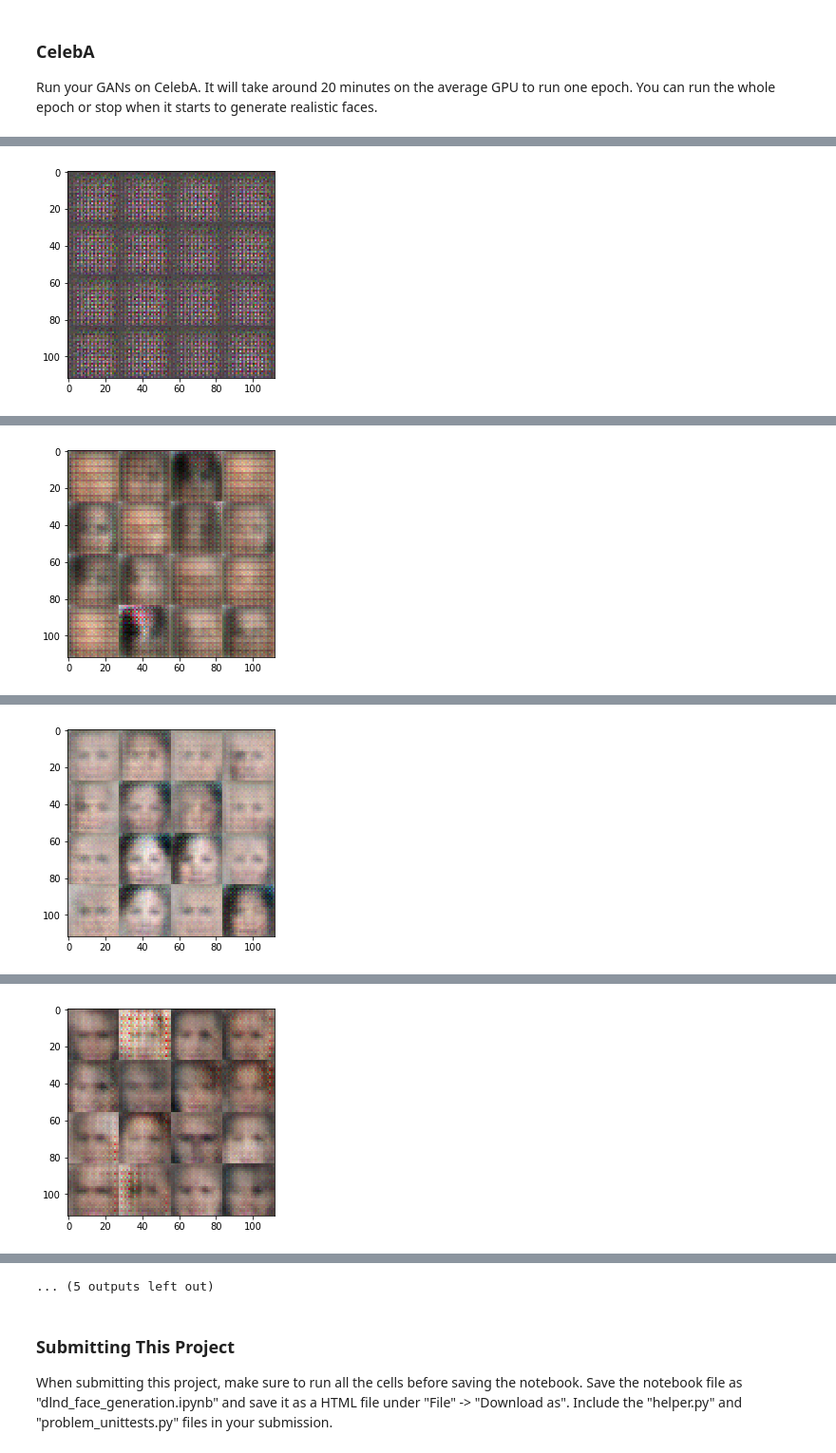
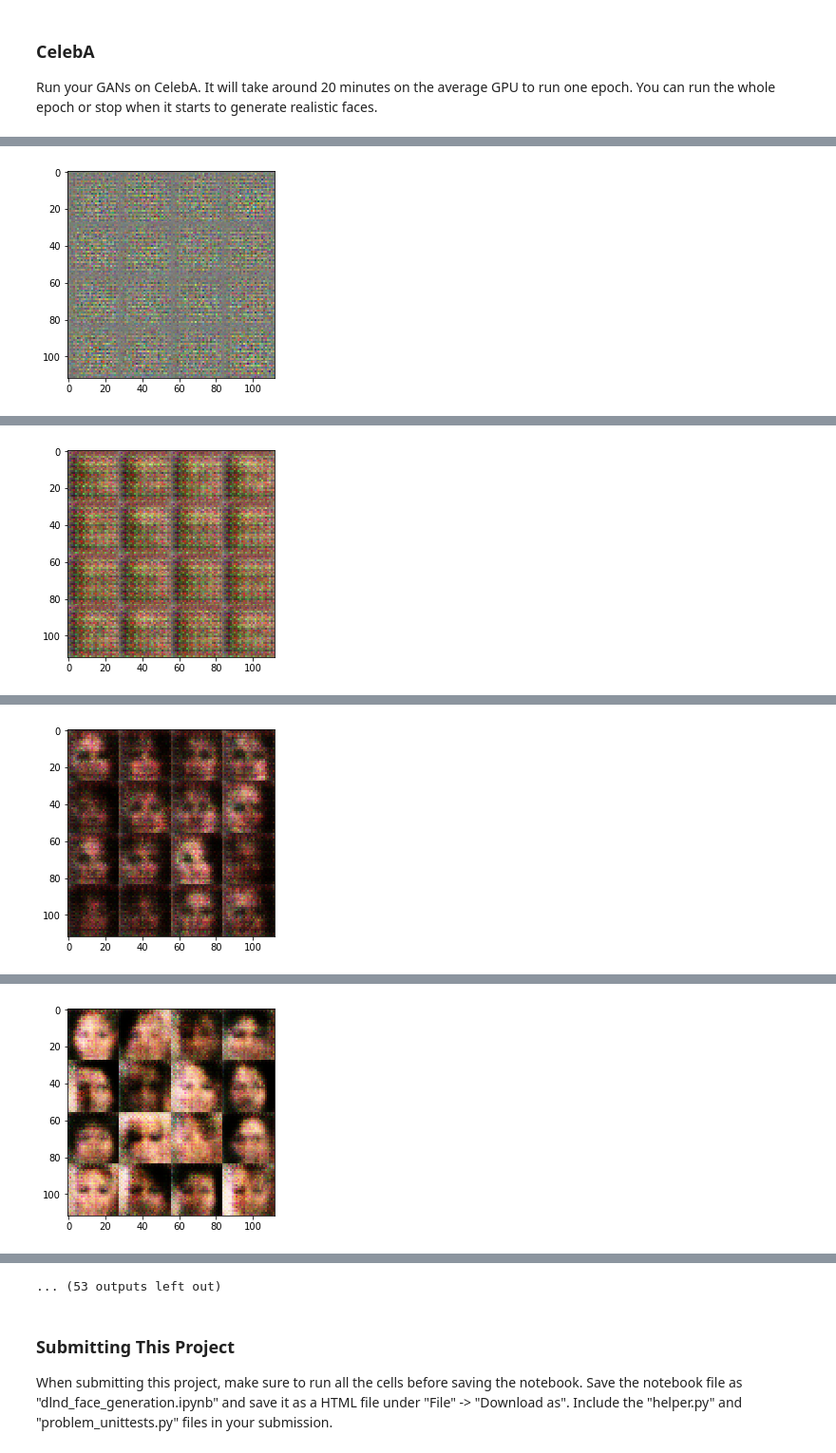
Before and after one commit to amirkhango/deep-learning, a Jupyter notebook: face_generation/dlnd_face_generation.ipynb, the cells around one changed output, grey strips where cells are left out. Shown at 95% size. Saved outputs shown, nothing was run; the diff lists cells and outputs as text; code cells hidden in the pictures.

Commit message:
Update my proj5 after 1st review

```diff
--- a/face_generation/dlnd_face_generation.ipynb
+++ b/face_generation/dlnd_face_generation.ipynb
@@ -361,6 +361,8 @@ def train(epoch_count, batch_size, z_dim, learning_rate, beta1, get_batches, dat
             batch_counter = 0
             for batch_images in get_batches(batch_size):
                 # TODO: Train Model
+                # According to review, I should first scale real image values from [-0.5, 0.5] to [-1, 1]
+                batch_images = batch_images*2.0
                 # Sample random noise for generator
                 batch_z = np.random.uniform(-1, 1, size=(batch_size, z_dim))
 
@@ -440,10 +442,10 @@ Epoch 1/2 - Batch 500/600:  Discriminator loss = 0.3730  Generator loss = 3.9964
 ### CelebA
 Run your GANs on CelebA.  It will take around 20 minutes on the average GPU to run one epoch.  You can run the whole epoch or stop when it starts to generate realistic faces.
 # %%
-batch_size = 256
+batch_size = 64
 z_dim = 128
-learning_rate = 0.001
-beta1 = 0.2
+learning_rate = 0.0001
+beta1 = 0.5
 
 
 """
@@ -460 +462 @@ Epoch 1/1 - Batch 0/791:  Discriminator loss = 21.7522  Generator loss = 0.0000
-[figure, old version]
+[figure, new version]
@@ -465 +467 @@ Epoch 1/1 - Batch 100/791:  Discriminator loss = 1.8203  Generator loss = 1.0045
-[figure, old version]
+[figure, new version]
@@ -470 +472 @@ Epoch 1/1 - Batch 200/791:  Discriminator loss = 1.3639  Generator loss = 0.8978
-[figure, old version]
+[figure, new version]
@@ -475 +477 @@ Epoch 1/1 - Batch 300/791:  Discriminator loss = 1.3142  Generator loss = 0.8017
-[figure, old version]
+[figure, new version]
@@ -486,4 +488,4 @@ Epoch 1/1 - Batch 500/791:  Discriminator loss = 1.4713  Generator loss = 0.5329
-... (5 outputs left out)
+... (53 outputs left out)
 # %% [markdown]
 ### Submitting This Project
 When submitting this project, make sure to run all the cells before saving the notebook. Save the notebook file as "dlnd_face_generation.ipynb" and save it as a HTML file under "File" -> "Download as". Include the "helper.py" and "problem_unittests.py" files in your submission.
```
Also changed, not shown: parts of 2 cells of this notebook, 1 other file.
